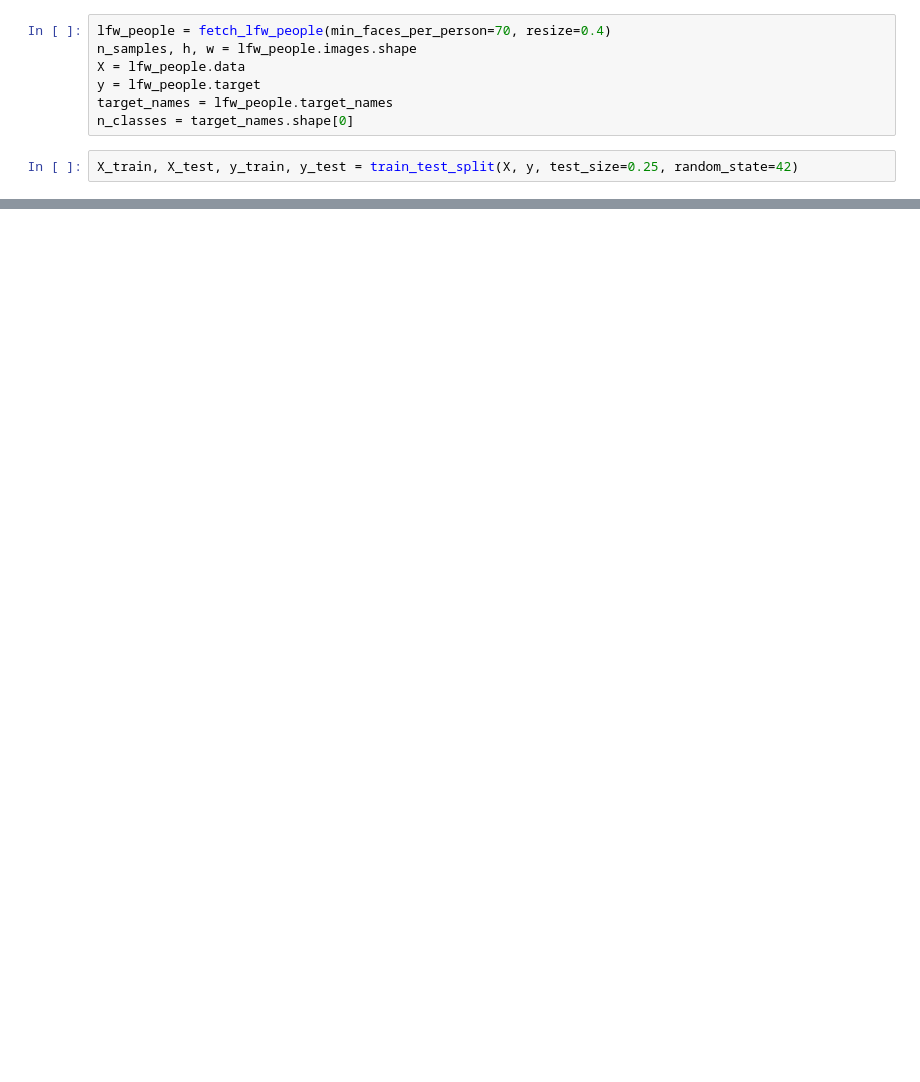
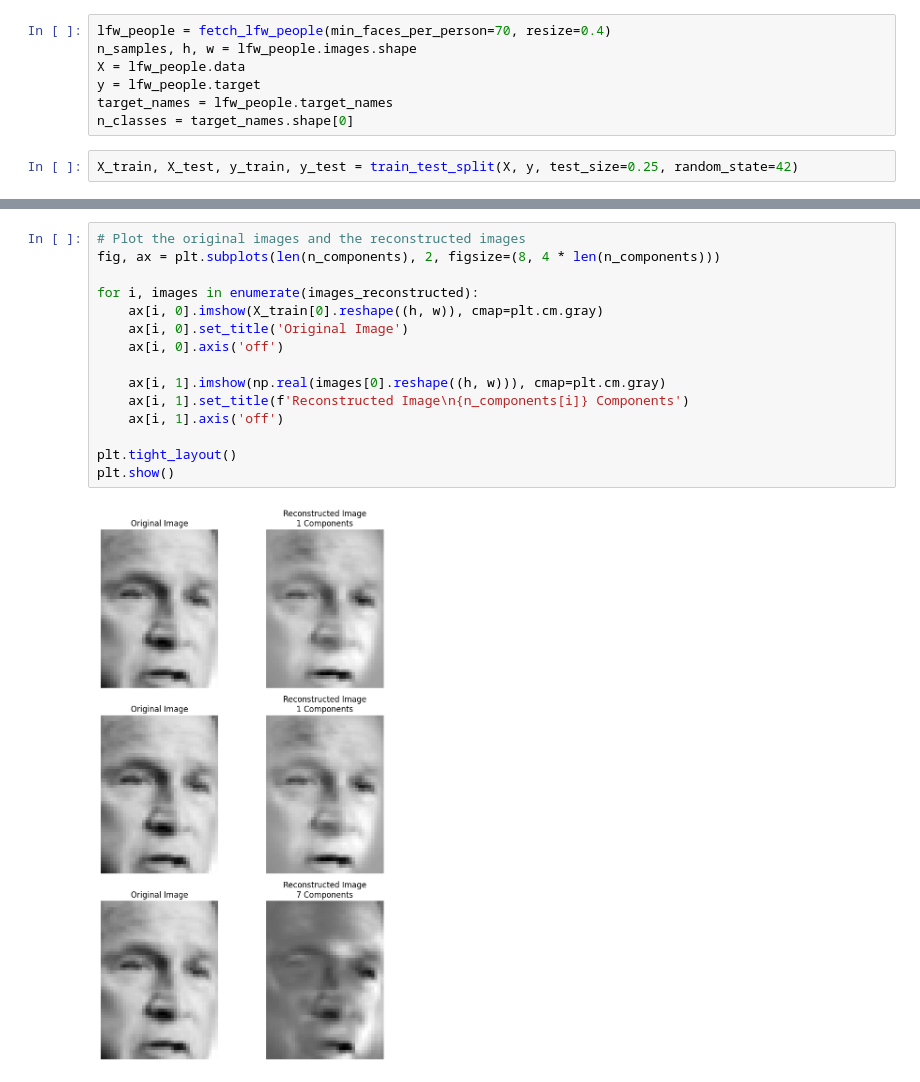
Before and after one commit to omar-adel1/Ellipse-Detection-Using-Hough-Transform, a Jupyter notebook: eigen_faces/yarab.ipynb, the cells around one changed output, grey strips where cells are left out. Saved outputs shown, nothing was run; the diff lists cells and outputs as text; blank space fills up the shorter version.

```diff
--- a/eigen_faces/yarab.ipynb
+++ b/eigen_faces/yarab.ipynb
@@ -65,0 +93,17 @@ ValueError: setting an array element with a sequence. The requested array has an
+# %%
+# Plot the original images and the reconstructed images
+fig, ax = plt.subplots(len(n_components), 2, figsize=(8, 4 * len(n_components)))
+
+for i, images in enumerate(images_reconstructed):
+    ax[i, 0].imshow(X_train[0].reshape((h, w)), cmap=plt.cm.gray)
+    ax[i, 0].set_title('Original Image')
+    ax[i, 0].axis('off')
+
+    ax[i, 1].imshow(np.real(images[0].reshape((h, w))), cmap=plt.cm.gray)
+    ax[i, 1].set_title(f'Reconstructed Image\n{n_components[i]} Components')
+    ax[i, 1].axis('off')
+
+plt.tight_layout()
+plt.show()
+# %% [output]
+[figure, added]
```
Also changed, not shown: parts of 7 cells of this notebook.
